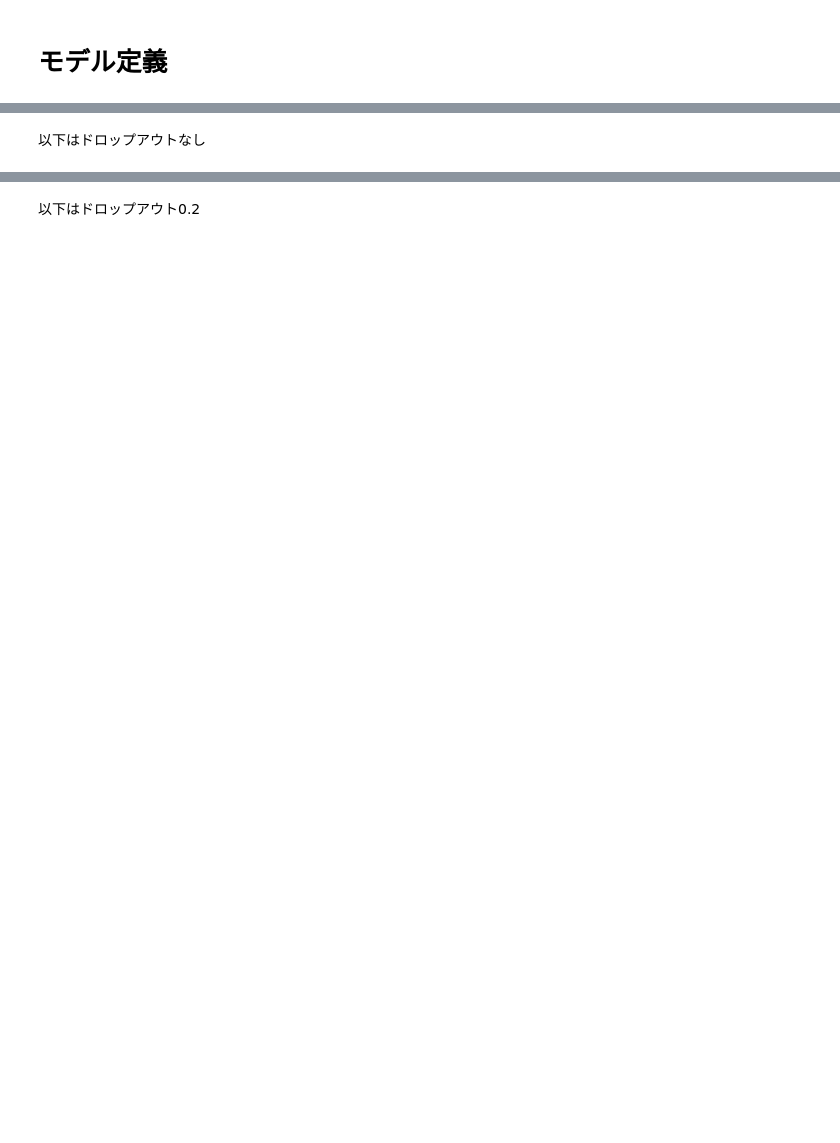
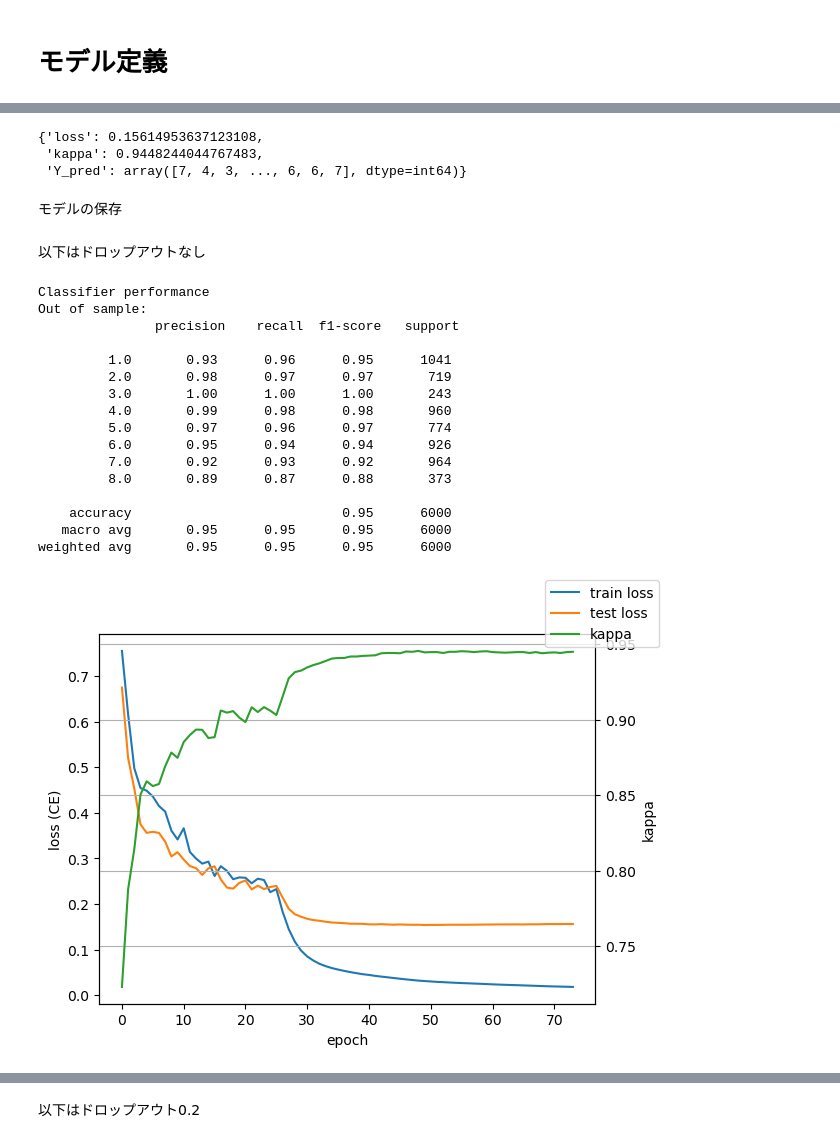
Before and after one commit to kaiKyutech/SHL_2024, a Jupyter notebook: my_neural_v11.ipynb, the cells around one changed output, grey strips where cells are left out. Drawn from its saved outputs; the diff is of its cells as text; code cells hidden in the pictures; blank space fills up the shorter version.

```diff
--- a/my_neural_v11.ipynb
+++ b/my_neural_v11.ipynb
@@ -347,0 +349,8 @@ Epoch 50/50, Loss: 0.11500246077775955, test Loss:0.3415883183479309
+# %%
+results
+# %% [output]
+{'loss': 0.15614953637123108,
+ 'kappa': 0.9448244044767483,
+ 'Y_pred': array([7, 4, 3, ..., 6, 6, 7], dtype=int64)}
+# %% [markdown]
+モデルの保存
@@ -348,5 +360,42 @@ Epoch 50/50, Loss: 0.11500246077775955, test Loss:0.3415883183479309
 # %% [markdown]
 以下はドロップアウトなし
+# %%
+# Loss history
+plt.close('all')
+fig, ax = plt.subplots()
+ax.plot(loss_history_train, color='C0', label='train loss')
+ax.plot(loss_history_test, color='C1', label='test loss')
+ax.set_ylabel('loss (CE)')
+ax.set_xlabel('epoch')
+ax = ax.twinx()
+ax.plot(kappa_history_test, color='C2', label='kappa')
+ax.set_ylabel('kappa')
+ax.grid(True)
+fig.legend()
+
+# Report
+#Y_test_pred_lab = le.inverse_transform(results['Y_pred'])  # back to text labels
+#Y_test_lab = le.inverse_transform(test_label)  # back to text labels
+print('\nClassifier performance')
+print('Out of sample:\n', metrics.classification_report(test_label, results['Y_pred']))
+# %% [output]
+Classifier performance
+Out of sample:
+               precision    recall  f1-score   support
+
+         1.0       0.93      0.96      0.95      1041
+         2.0       0.98      0.97      0.97       719
+         3.0       1.00      1.00      1.00       243
+         4.0       0.99      0.98      0.98       960
+         5.0       0.97      0.96      0.97       774
+         6.0       0.95      0.94      0.94       926
+         7.0       0.92      0.93      0.92       964
+         8.0       0.89      0.87      0.88       373
+
+    accuracy                           0.95      6000
+   macro avg       0.95      0.95      0.95      6000
+weighted avg       0.95      0.95      0.95      6000
+[figure, added]
 # %%
 # Loss history
 plt.close('all')
```
Also changed, not shown: parts of 8 cells of this notebook.
